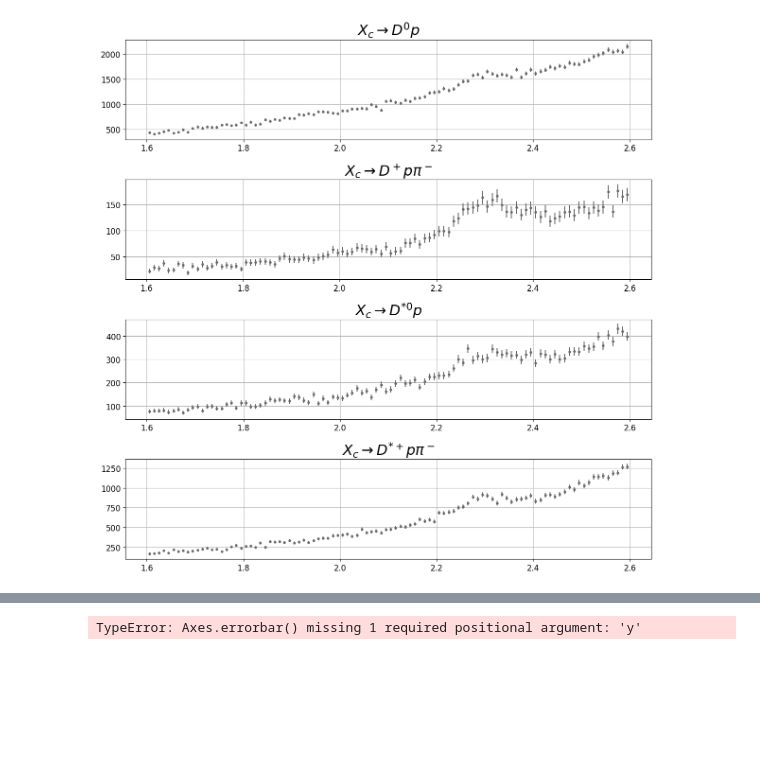
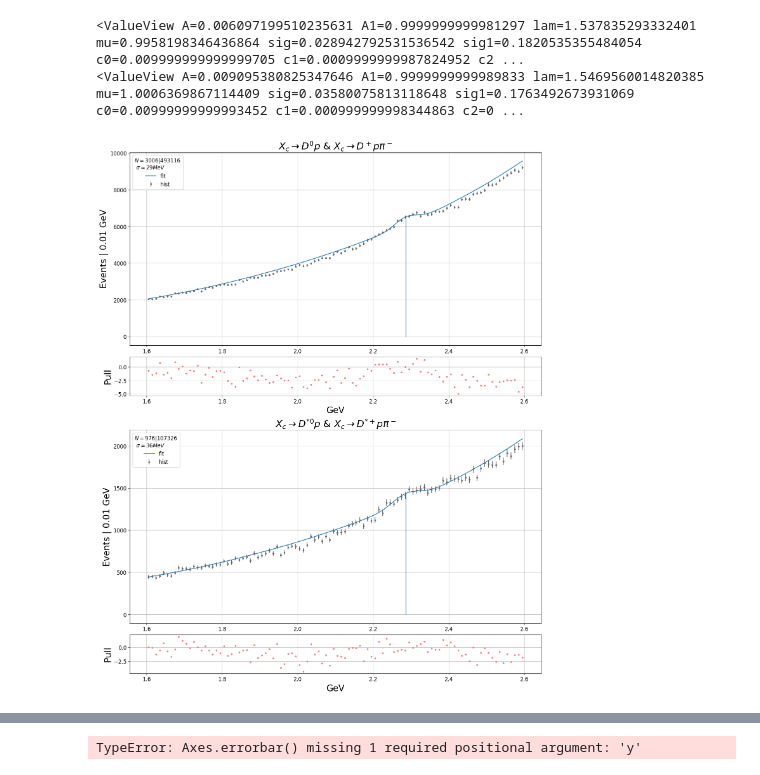
Before and after one commit to Clai101/data_ref, a Jupyter notebook: ref.ipynb, the cells around one changed output, grey strips where cells are left out. Saved outputs shown, nothing was run; the diff lists cells and outputs as text; code cells hidden in the pictures; blank space fills up the shorter version.

```diff
--- a/ref.ipynb
+++ b/ref.ipynb
@@ -68,3 +16,9 @@ plt.rcParams['axes.titlesize'] = 22
+# %%
+def errorhist(data, bins=10, fmt='.', color='dimgrey', err_func = np.sqrt, axs = plt):
+        counts, bin_edges = np.histogram(data, bins=bins)
+        bin_centers = bin_edges[:-1] + (bin_edges[1] - bin_edges[0]) / 2
+        axs.errorbar(bin_centers, counts, yerr=err_func(counts), fmt=fmt, color=color)
+        return counts, bin_centers
 # %%
 N = 5000
 tau = 0.3
@@ -199,15 +123,14 @@ b = 2.6
 
 fig, axs = plt.subplots(4, figsize=(12, 12))
 for ind, i in enumerate([1, 2, 3, 4]):
-    dat = inc[(inc.rm2l < b) & (inc.rm2l > a) & (inc.ntr <= 3) & (inc.chxc == i) & (
-              ((inc.chxc >= 3) & (np.abs(inc.dsm - inc.dm - 0.142014) < 0.003)) |
+    dat = inc[(inc.rm2l < b) & (inc.rm2l > a) & (inc.chxc == i) & (inc.ntr <= 3) & (
+              ((inc.chxc >= 3) & (np.abs(inc.dsm - inc.dm - Ds_D_dif) < 0.003)) |
               ((inc.chxc <= 2) & (np.abs(inc.dm - D_0_m) < 0.015)))]
     N = dat.shape[0]
-    counts, bin_centers = axs[ind].errorhist(dat, bins=int((b-a)/wbin))
+    counts, bin_centers = errorhist(dat.rm2l, bins=int((b-a)/wbin), axs = axs[ind])
     axs[ind].set_title(decay_mod_taging[ind])
     axs[ind].grid()
 
-plt.tight_layout()
 plt.savefig(f"{path}inc.png")
 plt.show()
 # %% [output]
@@ -220,20 +144,54 @@ AttributeError: 'Axes' object has no attribute 'errorhist'
+# %%
+def nll(A, A1, lam, mu, sig, sig1, c0, c1, c2, c3, c4):
+    model = f_lam(bin_centers, A, A1, lam, mu, sig, sig1, c0, c1, c2, c3, c4)
+    return -np.sum(counts * np.log(model) - model)
 # %%
 wbin = 0.01
-a = 1.6
-b = 2.6
-fig, axs = plt.subplots(4, figsize=(12, 12))
-for ind, i in enumerate([1, 2, 3, 4]):
-    dat = inc[(inc.rm2l < b) & (inc.rm2l > a) & (inc.ntr <= 3) & (inc.chxc == i) & (
+
+fig, axs = plt.subplots(4, 1, figsize=(14, 14*2/1.6), gridspec_kw={'height_ratios': [1, 0.2, 1, 0.2]})
+
+for ind, i in enumerate([(1, 2), (3, 4)]):
+    dat = inc[(inc.rm2l < b) & (inc.rm2l > a) & (inc.ntr <= 3) & (inc.chxc.isin(i)) & (
               ((inc.chxc >= 3) & (np.abs(inc.dsm - inc.dm - 0.142014) < 0.003)) |
               ((inc.chxc <= 2) & (np.abs(inc.dm - D_0_m) < 0.015)))]
     counts, bin_edges = np.histogram(dat.rm2l, bins=int((b-a)/wbin))
     bin_centers = bin_edges[:-1] + (bin_edges[1] - bin_edges[0])/2
     N = dat.shape[0]
-    axs[ind-1].errorbar(bin_centers, counts, yerr=np.sqrt(counts), fmt ='.', color = 'dimgrey')
-    axs[ind].set_title(decay_mod_taging[ind])
-    axs[ind-1].grid()
-plt.savefig(f"{path}inc.png")
-plt.tight_layout()
+    if ind == 0:
+        args = (1.5e-02, 9.769e-01, 1.490e+00, 1.000e+00, 0.05, 1.477e-01, -4.431e-05, 0, 0, 0, 0)
+    else:
+        args = (0.03, 0.9729, 1.492, 1, 0.07, 0.1468, -1e-5, 0, 0, 0, 0)
+    bounds = [(0, 1), (0, 1), (1, 2), (-1, 3), (0, 0.15), (0, 0.2), (-1e-2, 1e-2), (-1e-3, 1e-3), (-1e-3, 1e-3), (-1e-3, 1e-3), (-1e-3, 1e-3)]
+
+    ax_main = axs[ind * 2]
+    ax_main.errorbar(bin_centers, counts, yerr=np.sqrt(counts), fmt='.', color='dimgrey', label = "hist")
+    minuit = Minuit(nll, *args)
+    minuit.limits = bounds
+    minuit.migrad()
+    args = minuit.values
+    print(args)
+    title = " & ".join([decay_mod_taging[_-1] for _ in i])
+    norm = N * wbin
+    ax_main.vlines(Lamc_m, f_lam(Lamc_m, *args)*norm, 0)
+    ax_main.plot(bin_centers, f_lam(bin_centers, *args)*norm, label = f"fit")
+    ax_main.legend(title=f"$N = {N}$")
+    ax_main.set_title(title)
+    ax_main.set_ylabel(f'Events | {wbin} GeV')
+    ax_main.grid()
+
+    ax_main.legend(title = f"$N = {int(args[0]*N)} | {N}$ \n $\\sigma = {1000*args[4]:.0f} MeV$")
+
+    residuals = counts - f_lam(bin_centers, *args) * norm
+    ax_resid = axs[ind * 2 + 1]
+    ax_resid.plot(bin_centers, residuals / np.sqrt(counts), '.', color='lightcoral')
+    ax_resid.set_xlabel('GeV')
+    ax_resid.set_ylabel('Pull')
+    ax_resid.set_xlim(ax_main.get_xlim())
+    ax_resid.grid()
+
+plt.savefig(f"{path}inc_fit.png")
 plt.show()
 # %% [output]
+<ValueView A=0.006097199510235631 A1=0.9999999999981297 lam=1.537835293332401 mu=0.9958198346436864 sig=0.028942792531536542 sig1=0.1820535355484054 c0=0.009999999999999705 c1=0.0009999999987824952 c2 ...
+<ValueView A=0.009095380825347646 A1=0.9999999999989833 lam=1.5469560014820385 mu=1.0006369867114409 sig=0.03580075813118648 sig1=0.1763492673931069 c0=0.00999999999993452 c1=0.000999999998344863 c2=0 ...
-[figure, old version]
+[figure, new version]
```
Also changed, not shown: parts of 22 cells of this notebook, 7 other files.
